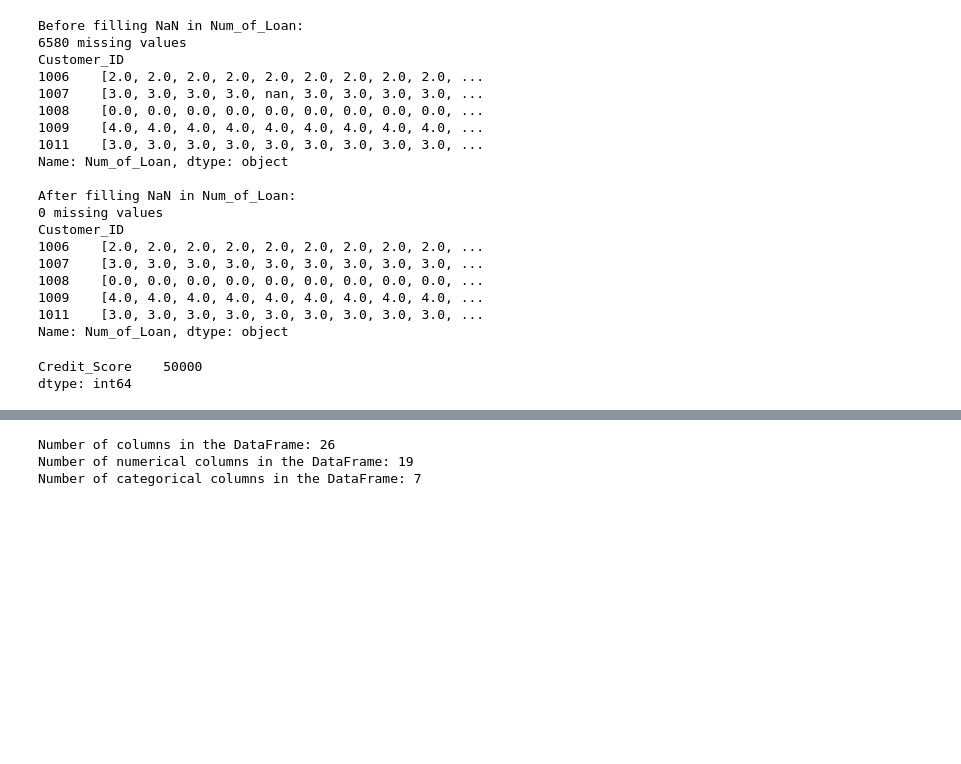
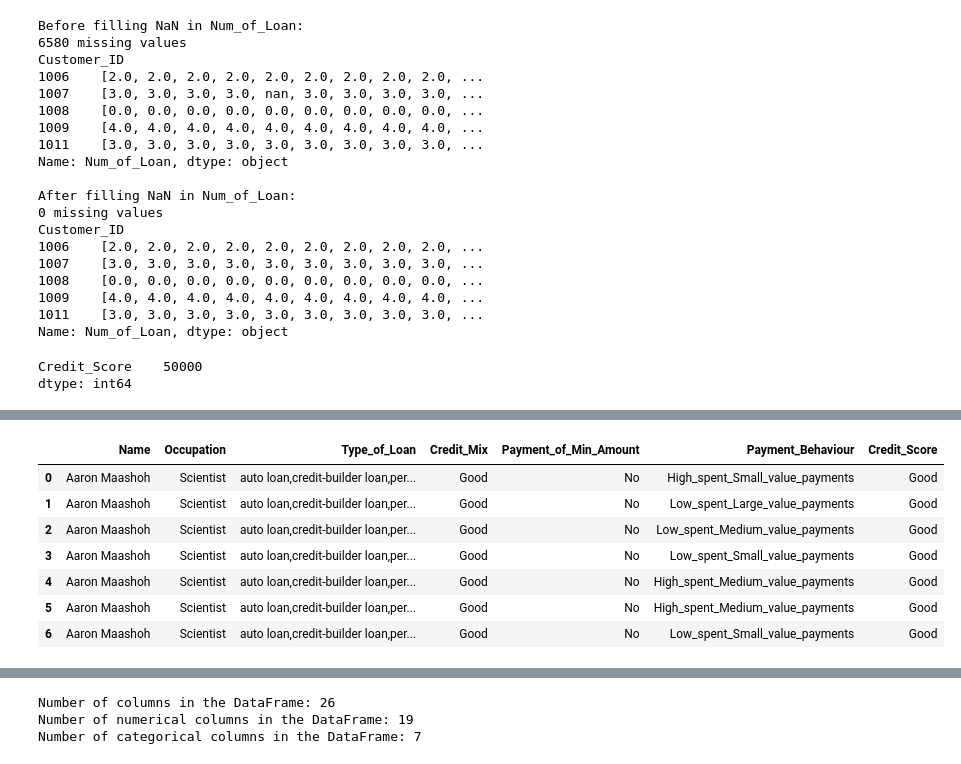
Before and after one commit to astronaut505/Credit-or-crisis, a Jupyter notebook: CreditScoreClassification2.ipynb, the cells around one changed output, grey strips where cells are left out. Cells and saved outputs as stored; diff of their text form; code cells hidden in the pictures; blank space fills up the shorter version.

```diff
--- a/CreditScoreClassification2.ipynb
+++ b/CreditScoreClassification2.ipynb
@@ -426,0 +443,12 @@ dtype: int64
+# %%
+categorical_columns_head = df.select_dtypes('O').head(7)
+categorical_columns_head
+# %% [output]
+|  | Name | Occupation | Type_of_Loan | Credit_Mix | Payment_of_Min_Amount | Payment_Behaviour | Credit_Score |
+| 0 | Aaron Maashoh | Scientist | auto loan,credit-builder loan,per... | Good | No | High_spent_Small_value_payments | Good |
+| 1 | Aaron Maashoh | Scientist | auto loan,credit-builder loan,per... | Good | No | Low_spent_Large_value_payments | Good |
+| 2 | Aaron Maashoh | Scientist | auto loan,credit-builder loan,per... | Good | No | Low_spent_Medium_value_payments | Good |
+| 3 | Aaron Maashoh | Scientist | auto loan,credit-builder loan,per... | Good | No | Low_spent_Small_value_payments | Good |
+| 4 | Aaron Maashoh | Scientist | auto loan,credit-builder loan,per... | Good | No | High_spent_Medium_value_payments | Good |
+| 5 | Aaron Maashoh | Scientist | auto loan,credit-builder loan,per... | Good | No | High_spent_Medium_value_payments | Good |
+| 6 | Aaron Maashoh | Scientist | auto loan,credit-builder loan,per... | Good | No | Low_spent_Small_value_payments | Good |
```
Also changed, not shown: parts of 40 cells of this notebook.
